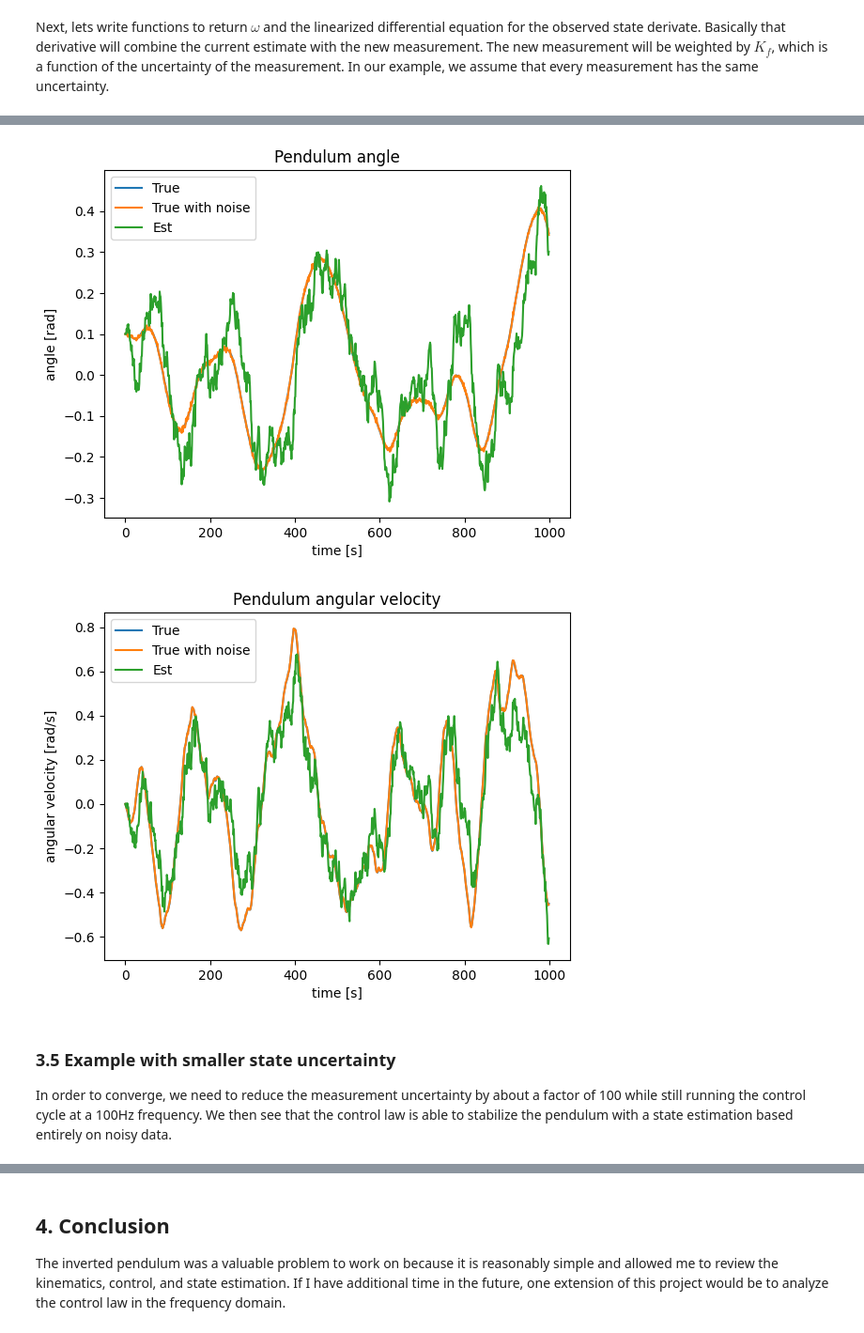
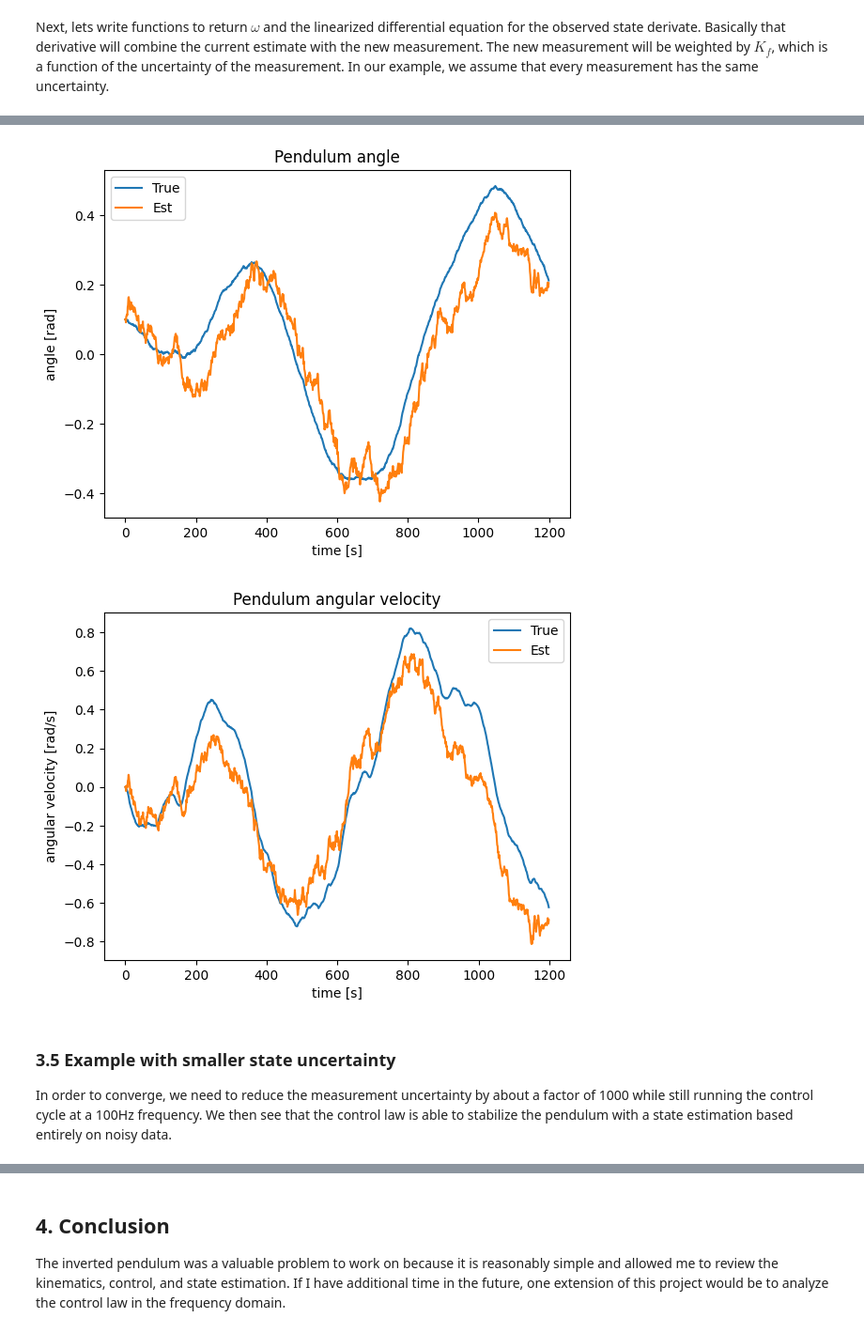
Before and after one commit to paxtonsc/inverted-pendulum-project, a Jupyter notebook: inverted_pendulm.ipynb, the cells around one changed output, grey strips where cells are left out. Shown at 94% size. Cells and saved outputs as stored; diff of their text form; code cells hidden in the pictures.

```diff
--- a/inverted_pendulm.ipynb
+++ b/inverted_pendulm.ipynb
@@ -656,7 +656,7 @@ The eigenvalues of A - Kf C : [-0.9125859 +0.54543615j -0.9125859 -0.54543615j -
 # %% [markdown]
 Next, lets write functions to return $\omega$ and the linearized differential equation for the observed state derivate. Basically that derivative will combine the current estimate with the new measurement. The new measurement will be weighted by $K_f$, which is a function of the uncertainty of the measurement. In our example, we assume that every measurement has the same uncertainty.
 # %%
-def get_noise(Vd, Vn):
+def get_noise(Vd, Vn, seed=None):
     """
     Returns a 5 by 1 matrix of normal distributed random numbers
     based on the covariance matrix Vd and the scalar variance Vn.as_integer_ratio
@@ -669,6 +669,8 @@ def get_noise(Vd, Vn):
     omega (numpy.ndarray): Gaussian noise (5, 1).
 
     """
+    if seed:
+        np.random.seed(seed)
 
     omega_d = np.random.multivariate_normal(np.zeros(4), Vd)
     omega_n = np.random.normal(0, Vn)
@@ -709,12 +711,11 @@ def dxdt_nonlinear_wrapper(_, x, u, omega=np.zeros(4)):
 # %%
 import copy
 
-def run_cart_sim():
+def run_cart_sim(seed=0):
     """Function that iterates over each time step and returns the true state, the state with noise, the estimated state, the measurement, the control input, and the noise. """
 
     X_true = np.zeros((len(X0), len(t)))
     X_true[:, 0] = X0
-    X_true_with_noise = copy.deepcopy(X_true)
     X_est = copy.deepcopy(X_true)
 
     y = np.zeros((len(t),1))
@@ -724,32 +725,31 @@ def run_cart_sim():
     y[0] = C @ X0
 
     for i in np.arange(len(t)-1):
-        omega = get_noise(Vd*0.1, Vn*0.1)
+        omega = get_noise(Vd*0.1, Vn*0.1, seed=i+seed)
 
         u_est = -Kr @ X_est[:, i]
 
         dxdt_est = dxhatdt(t[i], X_est[:, i], u_est, y[i])
-        dxdt_true = dxdt_nonlinear_wrapper(t[i], X_true[:, i], u_est, np.zeros(4))
-        dxdt_with_noise = dxdt_nonlinear_wrapper(t[i], X_true_with_noise[:, i], u_est, omega[0:4])
+
+        # The fundamental truth model introduces some disturbance noise at each time step.
+        dxdt_true = dxdt_nonlinear_wrapper(t[i], X_true[:, i], u_est, omega[0:4])
 
         X_est[:, i+1] = X_est[:, i] + dxdt_est * dt
         X_true[:, i+1] = X_true[:, i] + dxdt_true * dt
-        X_true_with_noise[:, i+1] = X_true[:, i] + dxdt_with_noise * dt
 
-        y[i+1] = C @ X_true_with_noise[:, i+1] + omega[4]
+        y[i+1] = C @ X_true[:, i+1] + omega[4]
         u[i] = u_est
         omegas[i] = omega.reshape(5)
 
 
-    return X_true , X_true_with_noise, X_est, y, u, omegas
+    return X_true , X_est, y, u, omegas
 # %%
-def plot_true_and_estimated_data(X_true, X_true_with_noise, X_est, y, t):
+def plot_true_and_estimated_data(X_true, X_est, y, t):
     """Plot the true, true with noise, and estimated data of each state variable."""
 
     plt.title("Cart position")
     plt.plot(t, y, label="measured")
     plt.plot(t, X_true[0,:], label="True")
-    plt.plot(t, X_true_with_noise[0,:], label="True with noise")
     plt.plot(t, X_est[0,:], label="Est")
     plt.ylabel("position [m]")
     plt.xlabel("time [s]")
@@ -758,7 +758,6 @@ def plot_true_and_estimated_data(X_true, X_true_with_noise, X_est, y, t):
 
     plt.title("Cart velocity")
     plt.plot(t, X_true[1,:], label="True")
-    plt.plot(t, X_true_with_noise[1,:], label="True with noise")
     plt.plot(t, X_est[1,:], label="Est")
     plt.xlabel("time [s]")
     plt.ylabel("velocity [m/s]")
@@ -767,7 +766,6 @@ def plot_true_and_estimated_data(X_true, X_true_with_noise, X_est, y, t):
 
     plt.title("Pendulum angle")
     plt.plot(np.arange(X_true.shape[1]), X_true[2,:], label="True")
-    plt.plot(np.arange(X_true.shape[1]), X_true_with_noise[2,:], label="True with noise")
     plt.plot(np.arange(X_true.shape[1]), X_est[2,:], label="Est")
     plt.xlabel("time [s]")
     plt.ylabel("angle [rad]")
@@ -776,7 +774,6 @@ def plot_true_and_estimated_data(X_true, X_true_with_noise, X_est, y, t):
 
     plt.title("Pendulum angular velocity")
     plt.plot(np.arange(X_true.shape[1]), X_true[3,:], label="True")
-    plt.plot(np.arange(X_true.shape[1]), X_true_with_noise[3,:], label="True with noise")
     plt.plot(np.arange(X_true.shape[1]), X_est[3,:], label="Est")
     plt.xlabel("time [s]")
     plt.ylabel("angular velocity [rad/s]")
@@ -796,9 +793,9 @@ Vn = 1 # measurement noise covariance
 
 Kf = control.lqr(A.T, C.T, Vd, Vn)[0].T
 
-t = np.linspace(0, 10, 1000)
+t = np.linspace(0, 6, 1200)
 
-X_true, X_true_with_noise, X_est, y, u, omegas = run_cart_sim()
+X_true, X_est, y, u, omegas = run_cart_sim(seed=1)
 
-plot_true_and_estimated_data(X_true, X_true_with_noise, X_est, y, t)
+plot_true_and_estimated_data(X_true, X_est, y, t)
 # %% [output]
@@ -807,6 +804,6 @@ plot_true_and_estimated_data(X_true, X_true_with_noise, X_est, y, t)
-[figure, old version]
+[figure, new version]
-[figure, old version]
+[figure, new version]
 # %% [markdown]
 ### 3.5 Example with smaller state uncertainty
-In order to converge, we need to reduce the measurement uncertainty by about a factor of 100 while still running the control cycle at a 100Hz frequency. We then see that the control law is able to stabilize the pendulum with a state estimation based entirely on noisy data.
+In order to converge, we need to reduce the measurement uncertainty by about a factor of 1000 while still running the control cycle at a 100Hz frequency. We then see that the control law is able to stabilize the pendulum with a state estimation based entirely on noisy data.
 # %%
```
Also changed, not shown: parts of 5 cells of this notebook.
